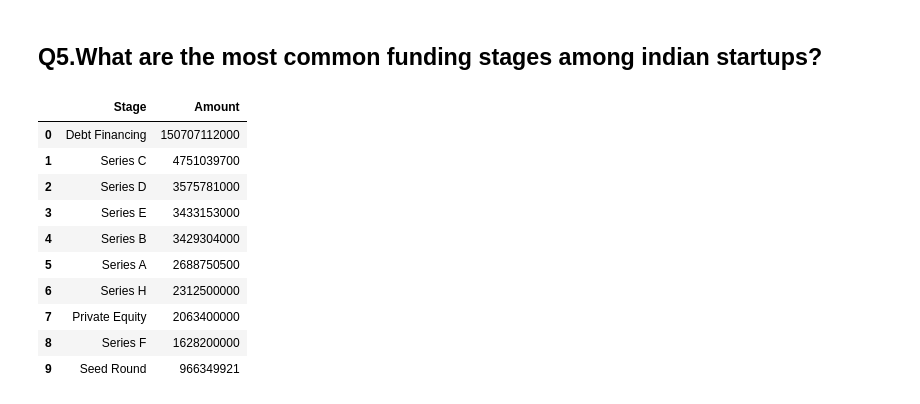
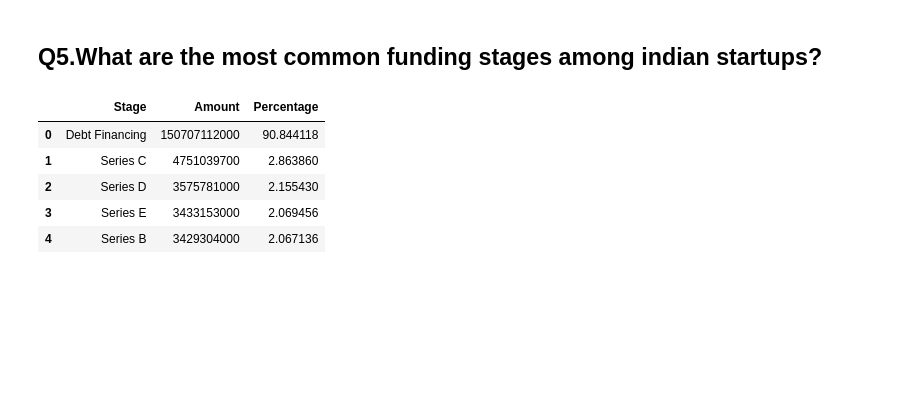
Before and after one commit to Josiegithub/Indian-Ecosystem-Data-Analysis-Project, a Jupyter notebook: Notebook/main.ipynb, the cells around one changed output. Saved outputs shown, nothing was run; the diff lists cells and outputs as text; code cells hidden in the pictures; blank space fills up the shorter version.

```diff
--- a/Notebook/main.ipynb
+++ b/Notebook/main.ipynb
@@ -1143,0 +1149,3 @@ dtype: int64
+# %%
+data_combined=pd.read_csv("data_combined.csv")
+data_combined.head(3)
@@ -1216,0 +1218,11 @@ plt.show()
+# %%
+data_combined= data_combined[data_combined["HeadQuarter"]!="Unknown"]
+top_headquarters = data_combined.groupby('HeadQuarter')['Amount'].sum().nlargest(10)
+
+plt.figure(figsize=(10, 6))
+top_headquarters.plot(kind='bar')
+plt.title('Top 10 Headquarters by Total Funding Amount')
+plt.xlabel('Headquarter')
+plt.ylabel('Total Funding Amount')
+plt.xticks(rotation=45)
+plt.show()
@@ -1356,22 +1380,29 @@ plt.show()
 # %% [markdown]
 ## Q5.What are the most common funding stages among indian startups?
 # %%
-# Remove unknown from stage column for analysis
+
+# Remove rows where "Stage" is "Undisclosed"
 data_combined = data_combined[data_combined["Stage"] != "Undisclosed"]
 
-funded_stage =data_combined.groupby(data_combined["Stage"])["Amount"].sum()
-funded_stage = funded_stage.sort_values(ascending=False).reset_index().head(10)
+# Group by "Stage" and sum the "Amount"
+funded_stage = data_combined.groupby("Stage")["Amount"].sum()
+
+# Sort the values in descending order, reset the index, and select the top 5 stages
+funded_stage = funded_stage.sort_values(ascending=False).reset_index().head(5)
+
+# Apply ceiling to the "Amount"
 funded_stage["Amount"] = funded_stage["Amount"].apply(lambda x: math.ceil(x))
+
+# Calculate the total funding amount
+total_funding = funded_stage["Amount"].sum()
+# Calculate percentages
+funded_stage["Percentage"] = (funded_stage["Amount"] / total_funding) * 100
+
 funded_stage
 # %% [output]
-|  | Stage | Amount |
-| 0 | Debt Financing | 150707112000 |
-| 1 | Series C | 4751039700 |
-| 2 | Series D | 3575781000 |
-| 3 | Series E | 3433153000 |
-| 4 | Series B | 3429304000 |
-| 5 | Series A | 2688750500 |
-| 6 | Series H | 2312500000 |
-| 7 | Private Equity | 2063400000 |
-| 8 | Series F | 1628200000 |
-| 9 | Seed Round | 966349921 |
+|  | Stage | Amount | Percentage |
+| 0 | Debt Financing | 150707112000 | 90.844118 |
+| 1 | Series C | 4751039700 | 2.863860 |
+| 2 | Series D | 3575781000 | 2.155430 |
+| 3 | Series E | 3433153000 | 2.069456 |
+| 4 | Series B | 3429304000 | 2.067136 |
```
Also changed, not shown: parts of 35 cells of this notebook, 2 other files.
